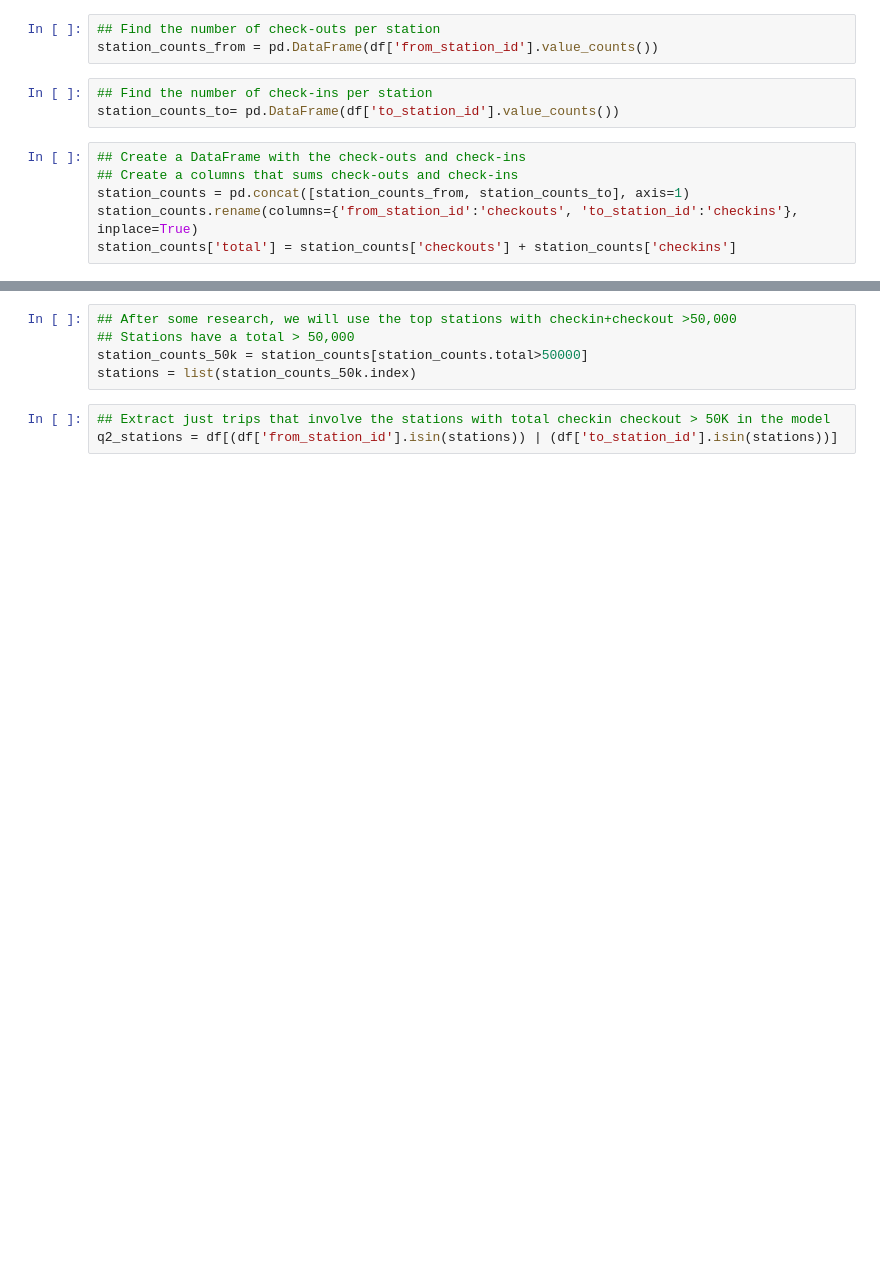
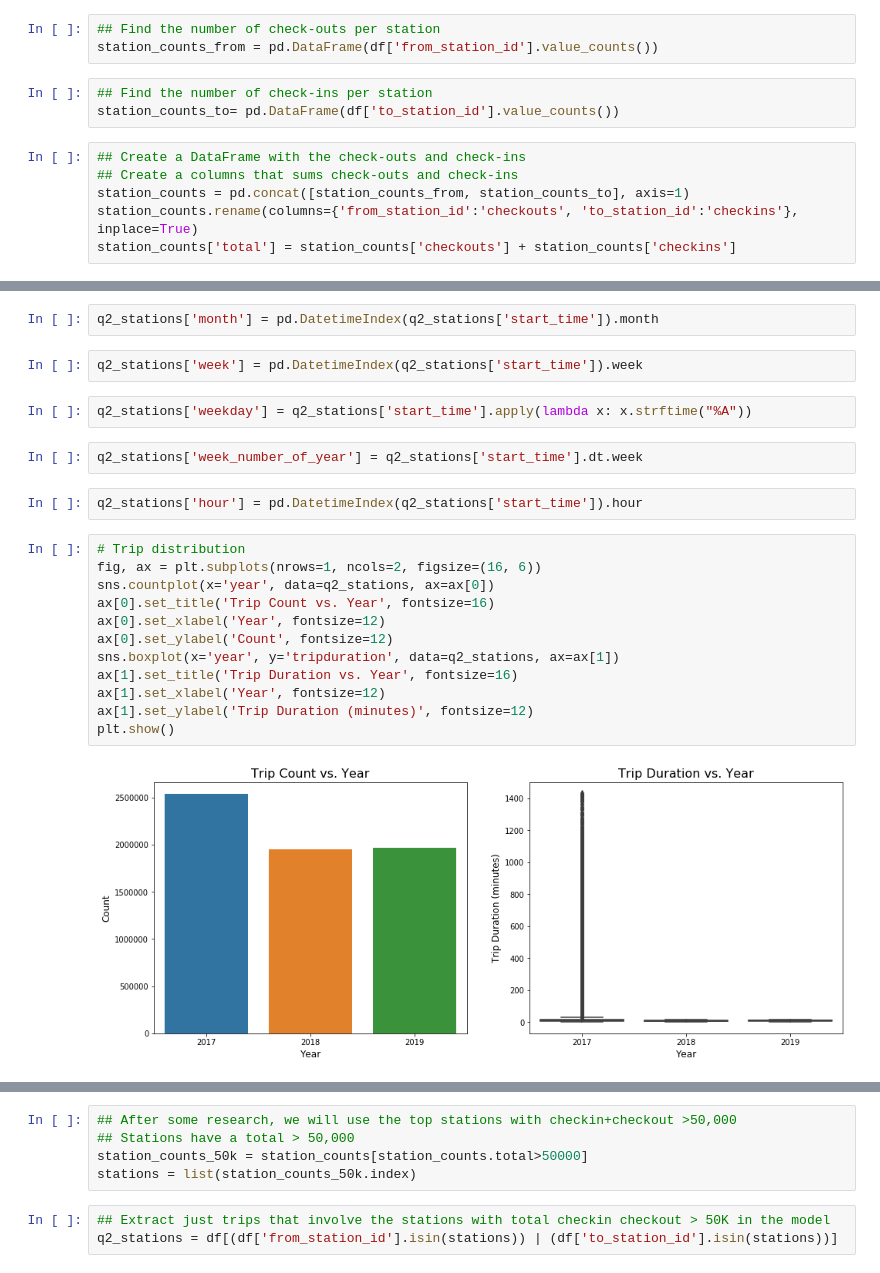
Before and after one commit to mohitroy2502/Chicago-Divvy-DPA-Project, a Jupyter notebook: DPA Project Problem Statement 5.ipynb, the cells around one changed output, grey strips where cells are left out. Cells and saved outputs as stored; diff of their text form; blank space fills up the shorter version.

Commit message:
Update DPA Project Problem Statement 5.ipynb
Added Exploratory Analysis Graphs

```diff
--- a/DPA Project Problem Statement 5.ipynb
+++ b/DPA Project Problem Statement 5.ipynb
@@ -144,0 +147,24 @@ station_counts['total'] = station_counts['checkouts'] + station_counts['checkins
+# %%
+q2_stations['month'] = pd.DatetimeIndex(q2_stations['start_time']).month
+# %%
+q2_stations['week'] = pd.DatetimeIndex(q2_stations['start_time']).week
+# %%
+q2_stations['weekday'] = q2_stations['start_time'].apply(lambda x: x.strftime("%A"))
+# %%
+q2_stations['week_number_of_year'] = q2_stations['start_time'].dt.week
+# %%
+q2_stations['hour'] = pd.DatetimeIndex(q2_stations['start_time']).hour
+# %%
+# Trip distribution
+fig, ax = plt.subplots(nrows=1, ncols=2, figsize=(16, 6))
+sns.countplot(x='year', data=q2_stations, ax=ax[0])
+ax[0].set_title('Trip Count vs. Year', fontsize=16)
+ax[0].set_xlabel('Year', fontsize=12)
+ax[0].set_ylabel('Count', fontsize=12)
+sns.boxplot(x='year', y='tripduration', data=q2_stations, ax=ax[1])
+ax[1].set_title('Trip Duration vs. Year', fontsize=16)
+ax[1].set_xlabel('Year', fontsize=12)
+ax[1].set_ylabel('Trip Duration (minutes)', fontsize=12)
+plt.show()
+# %% [output]
+[figure, added]
```
Also changed, not shown: parts of 12 cells of this notebook.
